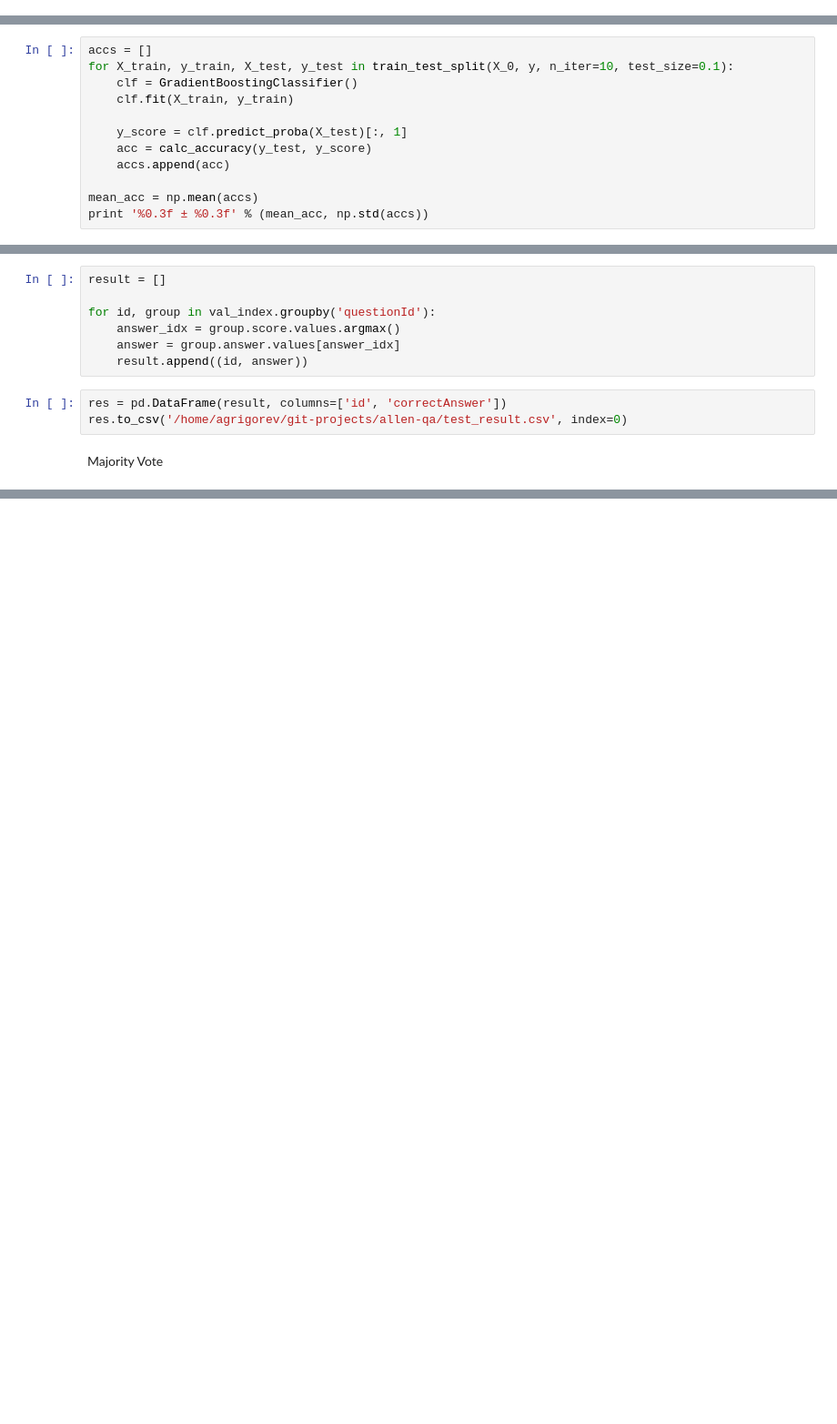
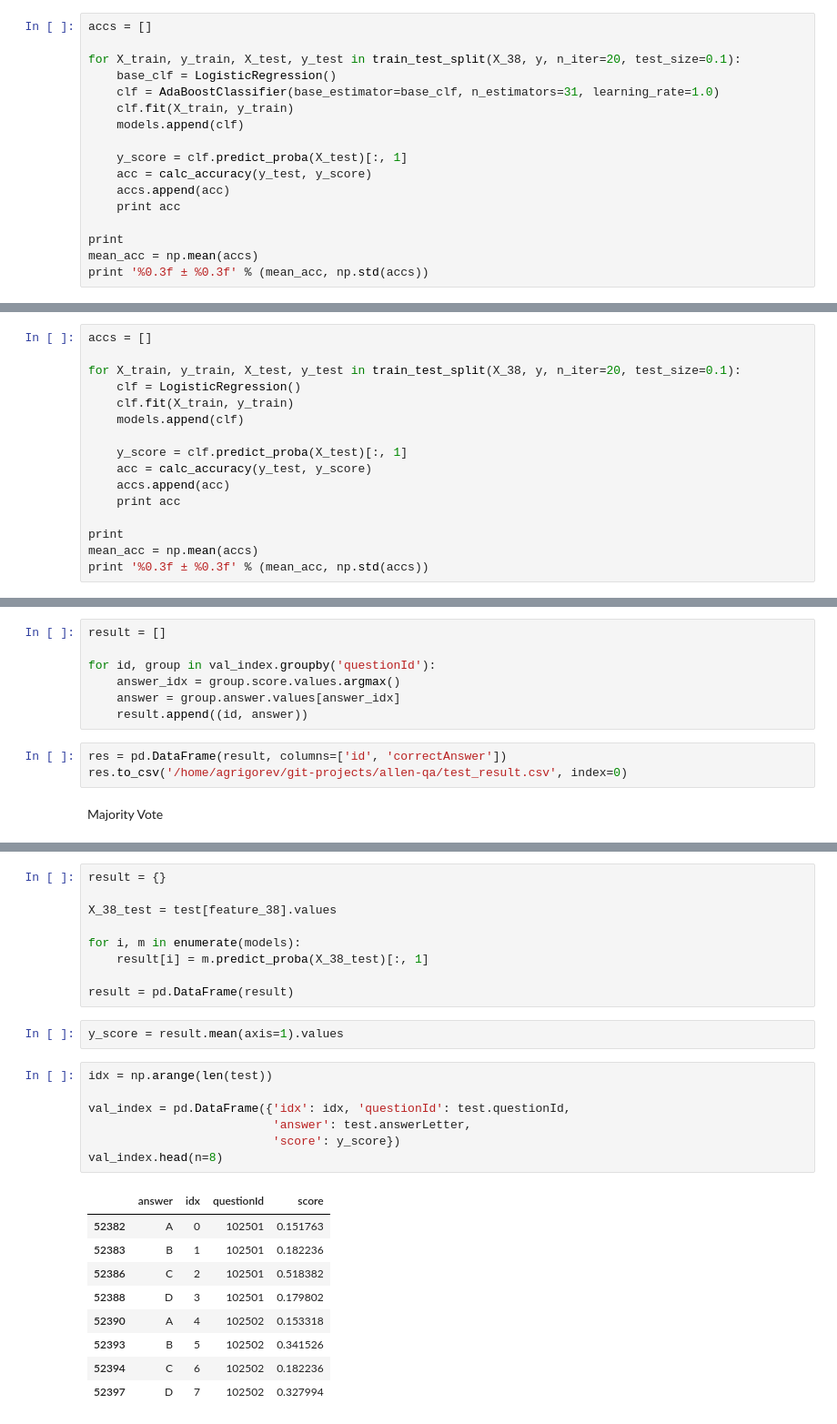
Before and after one commit to alexeygrigorev/allen-qa, a Jupyter notebook: notebooks/ck12-data.ipynb, the cells around one changed output, grey strips where cells are left out. Shown: that part at 91% size. Cells and saved outputs as stored; diff of their text form; blank space fills up the shorter version.

```diff
--- a/notebooks/ck12-data.ipynb
+++ b/notebooks/ck12-data.ipynb
@@ -331,0 +441,17 @@ from sklearn.ensemble import ExtraTreesClassifier
+# %%
+accs = []
+
+for X_train, y_train, X_test, y_test in train_test_split(X_38, y, n_iter=20, test_size=0.1):
+    base_clf = LogisticRegression()
+    clf = AdaBoostClassifier(base_estimator=base_clf, n_estimators=31, learning_rate=1.0)
+    clf.fit(X_train, y_train)
+    models.append(clf)
+
+    y_score = clf.predict_proba(X_test)[:, 1]
+    acc = calc_accuracy(y_test, y_score)
+    accs.append(acc)
+    print acc
+
+print
+mean_acc = np.mean(accs)
+print '%0.3f ± %0.3f' % (mean_acc, np.std(accs))
@@ -332,13 +476,17 @@ from sklearn.ensemble import ExtraTreesClassifier
 # %%
 accs = []
-for X_train, y_train, X_test, y_test in train_test_split(X_0, y, n_iter=10, test_size=0.1):
-    clf = GradientBoostingClassifier()
+
+for X_train, y_train, X_test, y_test in train_test_split(X_38, y, n_iter=20, test_size=0.1):
+    clf = LogisticRegression()
     clf.fit(X_train, y_train)
+    models.append(clf)
 
     y_score = clf.predict_proba(X_test)[:, 1]
     acc = calc_accuracy(y_test, y_score)
     accs.append(acc)
+    print acc
 
+print
 mean_acc = np.mean(accs)
 print '%0.3f ± %0.3f' % (mean_acc, np.std(accs))
 # %% [output]
@@ -806,0 +879,28 @@ mvote = result.apply(majority_vote, axis=1)
+# %%
+result = {}
+
+X_38_test = test[feature_38].values
+
+for i, m in enumerate(models):
+    result[i] = m.predict_proba(X_38_test)[:, 1]
+
+result = pd.DataFrame(result)
+# %%
+y_score = result.mean(axis=1).values
+# %%
+idx = np.arange(len(test))
+
+val_index = pd.DataFrame({'idx': idx, 'questionId': test.questionId,
+                          'answer': test.answerLetter,
+                          'score': y_score})
+val_index.head(n=8)
+# %% [output]
+|  | answer | idx | questionId | score |
+| 52382 | A | 0 | 102501 | 0.151763 |
+| 52383 | B | 1 | 102501 | 0.182236 |
+| 52386 | C | 2 | 102501 | 0.518382 |
+| 52388 | D | 3 | 102501 | 0.179802 |
+| 52390 | A | 4 | 102502 | 0.153318 |
+| 52393 | B | 5 | 102502 | 0.341526 |
+| 52394 | C | 6 | 102502 | 0.182236 |
+| 52397 | D | 7 | 102502 | 0.327994 |
```
Also changed, not shown: parts of 47 cells of this notebook, 4 other files.
